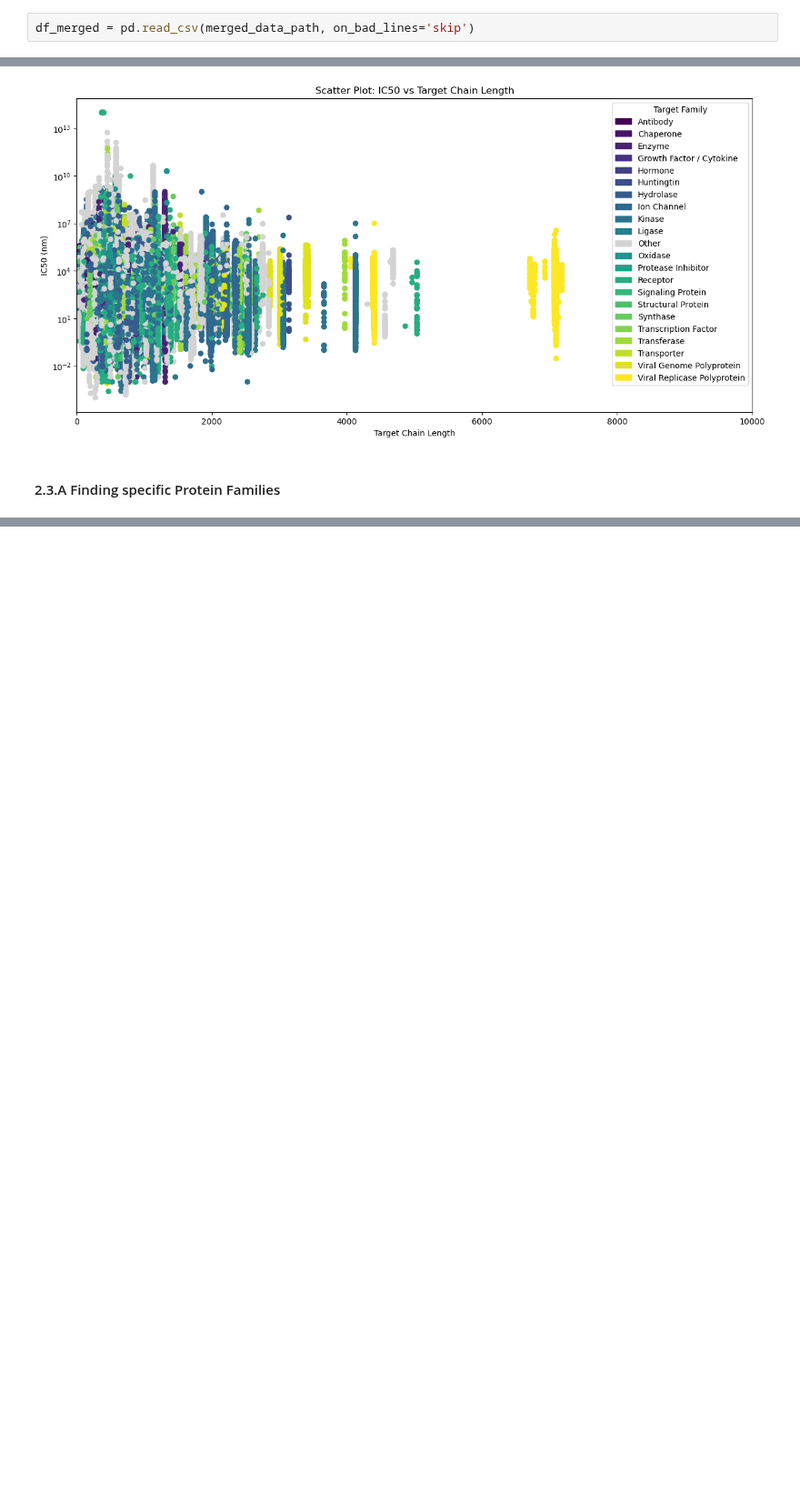
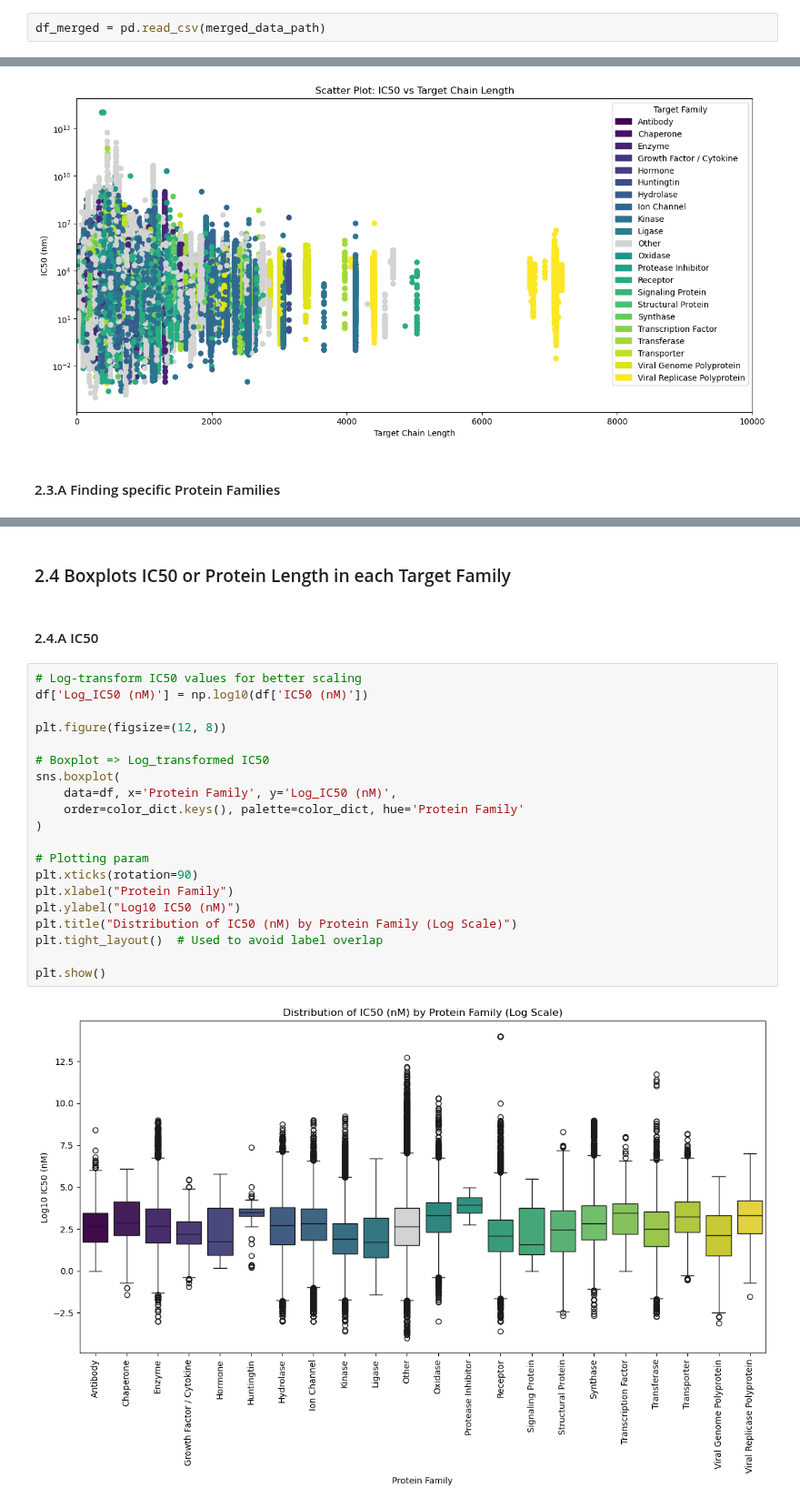
Before and after one commit to epfl-ada/ada-2024-project-abrac-adabra, a Jupyter notebook: data_exploration_alexis.ipynb, the cells around one changed output, grey strips where cells are left out. Shown at 91% size. Saved outputs shown, nothing was run; the diff lists cells and outputs as text; blank space fills up the shorter version.

Commit message:
Added Boxplots for IC50 and Protein Length

```diff
--- a/data_exploration_alexis.ipynb
+++ b/data_exploration_alexis.ipynb
@@ -8,7 +9,7 @@ merged_data_path = 'merged_df_24_11_10_only_exact_values.csv'
 # %% [markdown]
 ## 0. Importing Data
 # %%
-df_merged = pd.read_csv(merged_data_path, on_bad_lines='skip')
+df_merged = pd.read_csv(merged_data_path)
 # %%
 # Performing a copy of the dataset and showing columns information
 df = df_merged.copy(deep=True)
@@ -184,0 +186,26 @@ df[(df['Protein Family'] == 'Other') & (df['target_chain_length'] > 3000)].sampl
+# %% [markdown]
+### 2.4 Boxplots IC50 or Protein Length in each Target Family
+# %% [markdown]
+#### 2.4.A IC50
+# %%
+# Log-transform IC50 values for better scaling
+df['Log_IC50 (nM)'] = np.log10(df['IC50 (nM)'])
+
+plt.figure(figsize=(12, 8))
+
+# Boxplot => Log_transformed IC50
+sns.boxplot(
+    data=df, x='Protein Family', y='Log_IC50 (nM)',
+    order=color_dict.keys(), palette=color_dict, hue='Protein Family'
+)
+
+# Plotting param
+plt.xticks(rotation=90)
+plt.xlabel("Protein Family")
+plt.ylabel("Log10 IC50 (nM)")
+plt.title("Distribution of IC50 (nM) by Protein Family (Log Scale)")
+plt.tight_layout()  # Used to avoid label overlap
+
+plt.show()
+# %% [output]
+[figure, added]
```
Also changed, not shown: parts of 7 cells of this notebook.
